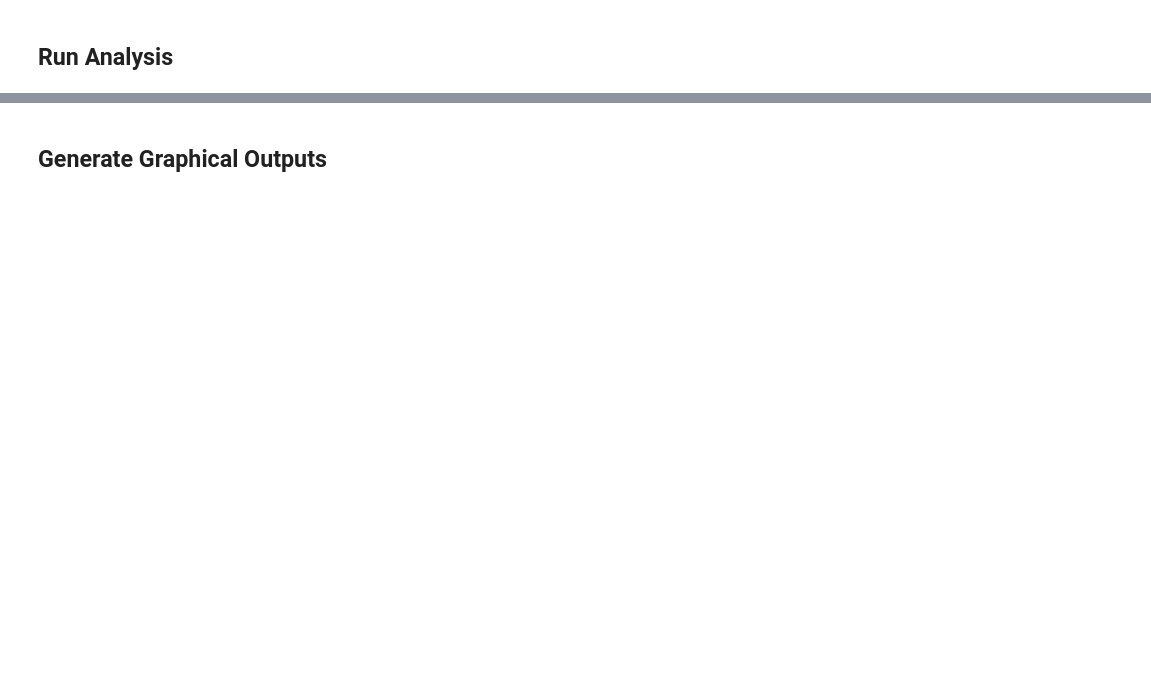
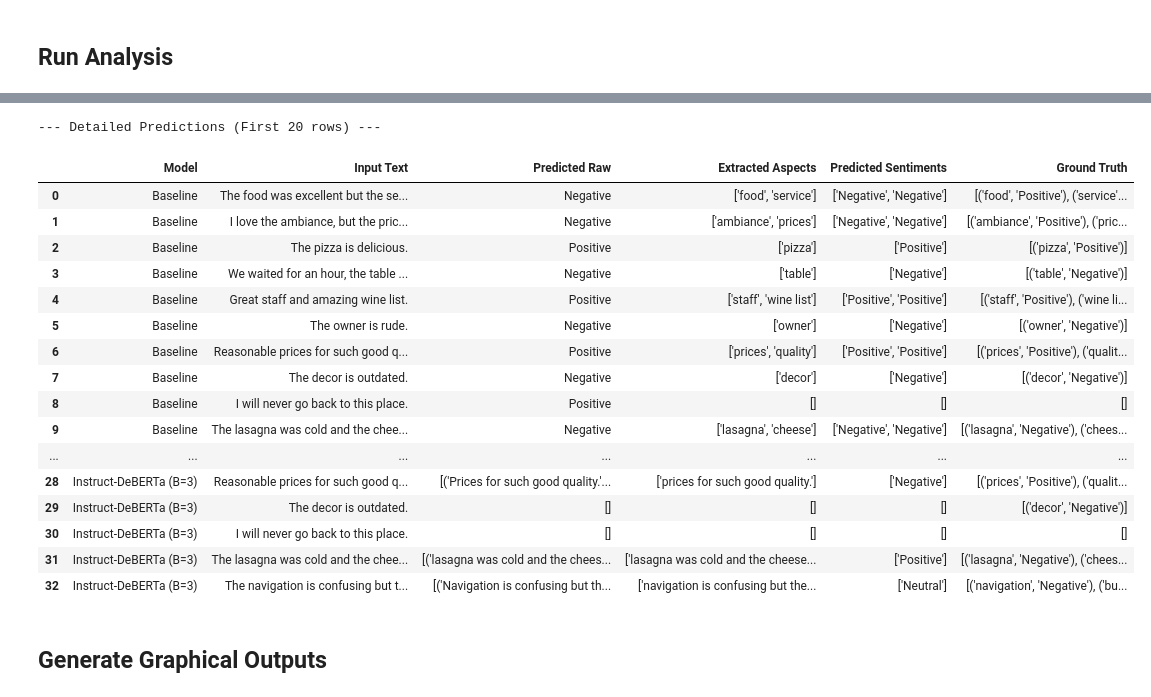
Before and after one commit to ali-sedaghi/Hybrid-ABSA, a Jupyter notebook: demo/demo.ipynb, the cells around one changed output, grey strips where cells are left out. Cells and saved outputs as stored; diff of their text form; code cells hidden in the pictures; blank space fills up the shorter version.

```diff
--- a/demo/demo.ipynb
+++ b/demo/demo.ipynb
@@ -20,7 +42,7 @@ from evaluate import evaluate_model
 ## Load Demo Data
 # %%
 # Load the demo dataset from the local CSV
-data_path = 'demo_data.csv'
+data_path = 'dataset.csv'
 print(f"Loading data from {data_path}...")
 
 df = pd.read_csv(data_path)
@@ -57,20 +123,20 @@ model_base = BaselineModel(device=device)
 ## Run Analysis
 # %%
 print("Evaluating Baseline...")
-res_base = evaluate_model(model_base, dataset)
+# Capture both metrics (res_base) and details (details_base)
+res_base, details_base = evaluate_model(model_base, dataset, model_name="Baseline")
 
 print("Evaluating Instruct-DeBERTa (Beam=1)...")
-res_v1 = evaluate_model(model_v1, dataset)
+res_v1, details_v1 = evaluate_model(model_v1, dataset, model_name="Instruct-DeBERTa (B=1)")
 
 print("Evaluating Instruct-DeBERTa (Beam=3)...")
-res_v2 = evaluate_model(model_v2, dataset)
+res_v2, details_v2 = evaluate_model(model_v2, dataset, model_name="Instruct-DeBERTa (B=3)")
 
-# Compile Results
+# --- 1. Display Metrics Summary ---
+print("\n--- Summary Metrics ---")
 results = pd.DataFrame([
     {'Model': 'Baseline', **res_base},
     {'Model': 'Instruct-DeBERTa (B=1)', **res_v1},
     {'Model': 'Instruct-DeBERTa (B=3)', **res_v2}
 ])
-
-results = results.replace({0.0: 0}) # Clean up for visualization
 display(results)
@@ -77,3 +153,37 @@ display(results)
+# %%
+# --- 2. Display Detailed Predictions for Every Data Point ---
+print("\n--- Detailed Predictions (First 20 rows) ---")
+# Combine all details into one DataFrame
+all_details = pd.DataFrame(details_base + details_v1 + details_v2)
+
+# Reorder columns for better readability
+cols = ["Model", "Input Text", "Predicted Raw", "Extracted Aspects", "Predicted Sentiments", "Ground Truth"]
+all_details = all_details[cols]
+
+# Display the dataframe (using .head() or full display)
+display(all_details)
+
+# Optional: Save to CSV within the notebook if needed
+# all_details.to_csv("demo_detailed_predictions.csv", index=False)
+# %% [output]
+--- Detailed Predictions (First 20 rows) ---
+|  | Model | Input Text | Predicted Raw | Extracted Aspects | Predicted Sentiments | Ground Truth |
+| 0 | Baseline | The food was excellent but the se... | Negative | ['food', 'service'] | ['Negative', 'Negative'] | [('food', 'Positive'), ('service'... |
+| 1 | Baseline | I love the ambiance, but the pric... | Negative | ['ambiance', 'prices'] | ['Negative', 'Negative'] | [('ambiance', 'Positive'), ('pric... |
+| 2 | Baseline | The pizza is delicious. | Positive | ['pizza'] | ['Positive'] | [('pizza', 'Positive')] |
+| 3 | Baseline | We waited for an hour, the table ... | Negative | ['table'] | ['Negative'] | [('table', 'Negative')] |
+| 4 | Baseline | Great staff and amazing wine list. | Positive | ['staff', 'wine list'] | ['Positive', 'Positive'] | [('staff', 'Positive'), ('wine li... |
+| 5 | Baseline | The owner is rude. | Negative | ['owner'] | ['Negative'] | [('owner', 'Negative')] |
+| 6 | Baseline | Reasonable prices for such good q... | Positive | ['prices', 'quality'] | ['Positive', 'Positive'] | [('prices', 'Positive'), ('qualit... |
+| 7 | Baseline | The decor is outdated. | Negative | ['decor'] | ['Negative'] | [('decor', 'Negative')] |
+| 8 | Baseline | I will never go back to this place. | Positive | [] | [] | [] |
+| 9 | Baseline | The lasagna was cold and the chee... | Negative | ['lasagna', 'cheese'] | ['Negative', 'Negative'] | [('lasagna', 'Negative'), ('chees... |
+| ... | ... | ... | ... | ... | ... | ... |
+| 28 | Instruct-DeBERTa (B=3) | Reasonable prices for such good q... | [('Prices for such good quality.'... | ['prices for such good quality.'] | ['Negative'] | [('prices', 'Positive'), ('qualit... |
+| 29 | Instruct-DeBERTa (B=3) | The decor is outdated. | [] | [] | [] | [('decor', 'Negative')] |
+| 30 | Instruct-DeBERTa (B=3) | I will never go back to this place. | [] | [] | [] | [] |
+| 31 | Instruct-DeBERTa (B=3) | The lasagna was cold and the chee... | [('lasagna was cold and the chees... | ['lasagna was cold and the cheese... | ['Positive'] | [('lasagna', 'Negative'), ('chees... |
+| 32 | Instruct-DeBERTa (B=3) | The navigation is confusing but t... | [('Navigation is confusing but th... | ['navigation is confusing but the... | ['Neutral'] | [('navigation', 'Negative'), ('bu... |
 # %% [markdown]
 ## Generate Graphical Outputs
 # %%
```
Also changed, not shown: parts of 9 cells of this notebook, 2 other files.
